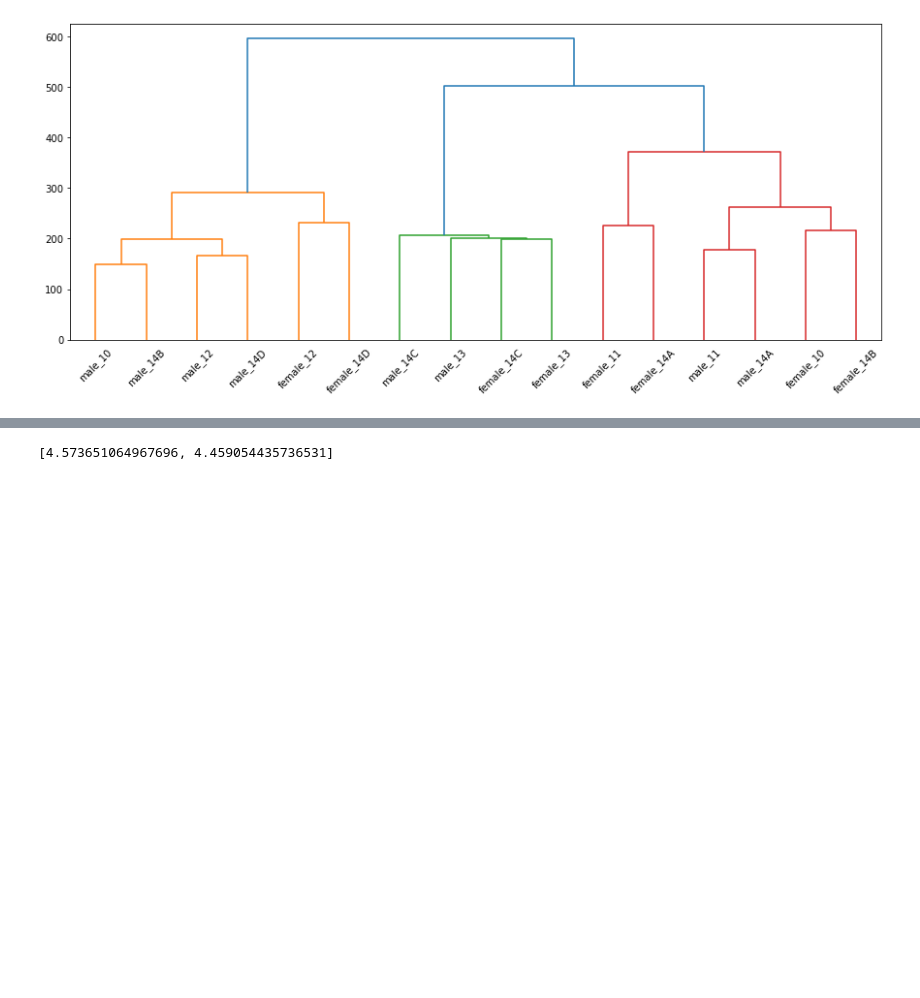
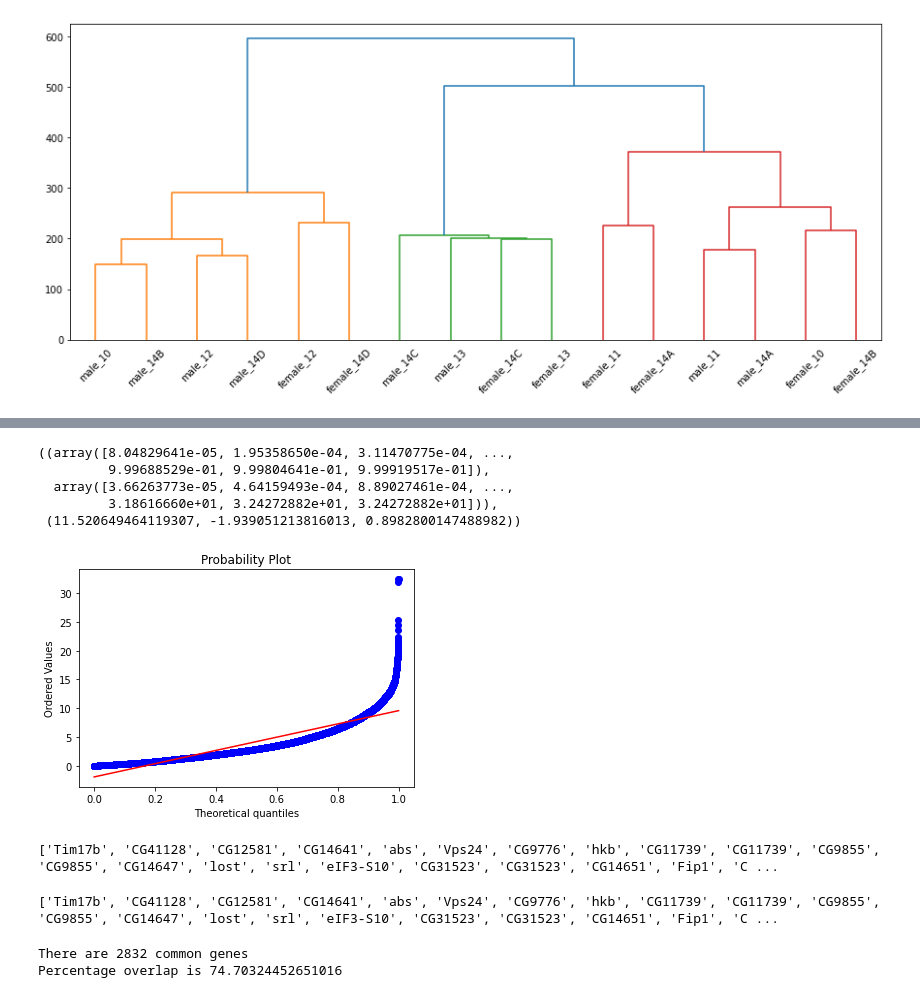
Before and after one commit to fzxliu/qbb2020-answers, a Jupyter notebook: lab-week08/hw-lab-week08.ipynb, the cells around one changed output, grey strips where cells are left out. Cells and saved outputs as stored; diff of their text form; code cells hidden in the pictures; blank space fills up the shorter version.

```diff
--- a/lab-week08/hw-lab-week08.ipynb
+++ b/lab-week08/hw-lab-week08.ipynb
@@ -133,5 +126,12 @@ d10=[log_data['male_10'].values[0], log_data['female_10'].values[0]]
-# %%
-d10=[log_data.iloc[0,0],log_data.iloc[0,8]]
-d10
-# %% [output]
-[4.573651064967696, 4.459054435736531]
+# %%
+# QQ plot with mixed gender
+log_p_fm=-1*np.log(pval_fm)
+
+stats.probplot(log_p_fm, dist="uniform", plot=pylab)
+# %% [output]
+((array([8.04829641e-05, 1.95358650e-04, 3.11470775e-04, ...,
+         9.99688529e-01, 9.99804641e-01, 9.99919517e-01]),
+  array([3.66263773e-05, 4.64159493e-04, 8.89027461e-04, ...,
+         3.18616660e+01, 3.24272882e+01, 3.24272882e+01])),
+ (11.520649464119307, -1.939051213816013, 0.8982800147488982))
+[figure, added]
@@ -137,0 +145,32 @@ d10
+# %%
+# differentially expressed genes based on mixed sex model
+goi_fm=[]
+for name, boo in zip(gene_list, fdr_fm_corrected):
+    if boo:
+        goi_fm.append(name)
+
+print(goi_fm)
+# %% [output]
+['Tim17b', 'CG41128', 'CG12581', 'CG14641', 'abs', 'Vps24', 'CG9776', 'hkb', 'CG11739', 'CG11739', 'CG9855', 'CG9855', 'CG14647', 'lost', 'srl', 'eIF3-S10', 'CG31523', 'CG31523', 'CG14651', 'Fip1', 'C ...
+# %%
+# differentially expressed genes including sex as covariate
+goi=[]
+for name, boo in zip(gene_list, fdr_corrected):
+    if boo:
+        goi.append(name)
+
+print(goi)
+# %% [output]
+['Tim17b', 'CG41128', 'CG12581', 'CG14641', 'abs', 'Vps24', 'CG9776', 'hkb', 'CG11739', 'CG11739', 'CG9855', 'CG9855', 'CG14647', 'lost', 'srl', 'eIF3-S10', 'CG31523', 'CG31523', 'CG14651', 'Fip1', 'C ...
+# %%
+# find common genes from two lists (model: mixed sex & sex as a covariate)
+
+# print(list(set(goi_fm).intersection(goi)))
+overlap_genes=list(set(goi_fm).intersection(goi))
+print('There are', len(overlap_genes), 'common genes')
+# Percentage overlap
+per_overlap=len(overlap_genes) / len(goi_fm) * 100
+print('Percentage overlap is', per_overlap)
+# %% [output]
+There are 2832 common genes
+Percentage overlap is 74.70324452651016
```
Also changed, not shown: parts of 6 cells of this notebook.
